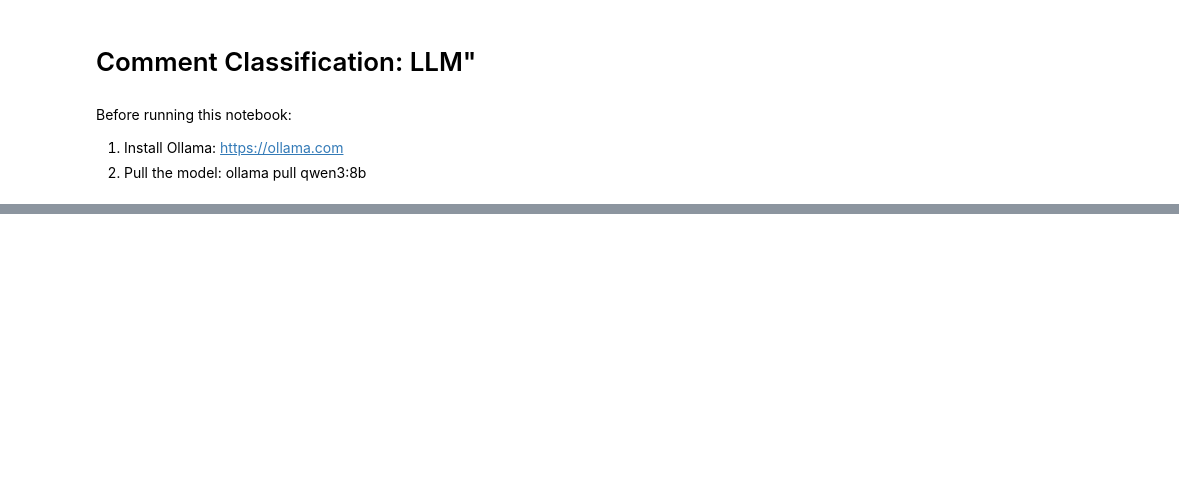
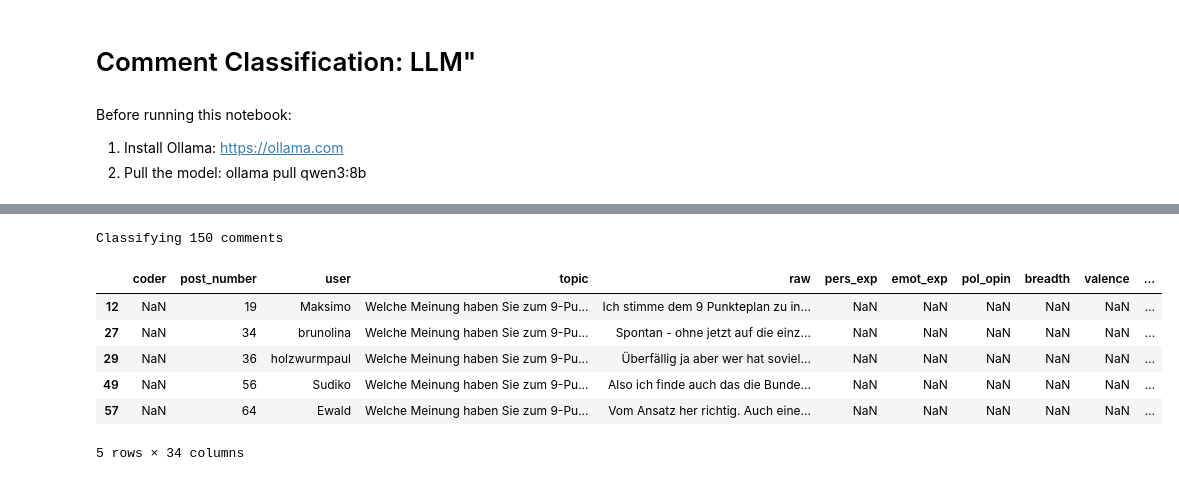
Before and after one commit to xc6pswfyxh/like_dislike, a Jupyter notebook: 04c_llm_classification.ipynb, the cells around one changed output, grey strips where cells are left out. Cells and saved outputs as stored; diff of their text form; code cells hidden in the pictures; blank space fills up the shorter version.

```diff
--- a/04c_llm_classification.ipynb
+++ b/04c_llm_classification.ipynb
@@ -84,16 +22,0 @@ data_comments[["raw", "pers_exp"]].head()
-# %%
-from sklearn.metrics import classification_report, cohen_kappa_score
-
-data_eval = data_eval.head() # rmv
-
-# ground truth column = pers_exp, predicted = label_pers_exp
-y_true = data_eval["pers_exp"]
-y_pred = data_comments["pers_exp"]
-
-# drop rows where either is missing or prediction failed (-1)
-mask = (y_true.notna()) & (y_pred != -1)
-y_true = y_true[mask]
-y_pred = y_pred[mask]
-
-print(classification_report(y_true, y_pred, target_names=["absent (0)", "present (1)"]))
-print(f"Cohen's Kappa: {cohen_kappa_score(y_true, y_pred):.3f}")
@@ -110,0 +23,2 @@ Cohen's Kappa: 0.000
+# %%
+data_eval["breadth"] = data_eval["breadth"].clip(upper=3)
@@ -110,0 +256,60 @@ Cohen's Kappa: 0.000
+# %%
+# post_number resets per topic, so it's not unique on its own - build a composite key instead
+def make_id(topic, post_number):
+    return f"{topic}_{int(post_number)}"
+
+# build ids on the FULL data_comments first, so parent lookups still work even for
+# replies whose parent falls outside whatever subset we classify below
+data_comments["row_id"] = data_comments.apply(lambda r: make_id(r["topic"], r["post_number"]), axis=1)
+data_eval["row_id"] = data_eval.apply(lambda r: make_id(r["topic"], r["post_number"]), axis=1)
+id_col = "row_id"
+
+reply_col = "reply_to_post_number" if "reply_to_post_number" in data_comments.columns else None
+text_by_id = dict(zip(data_comments["row_id"], data_comments["raw"].fillna("")))
+
+def get_parent_text(row):
+    if reply_col and pd.notna(row.get(reply_col)):
+        parent_id = make_id(row["topic"], row[reply_col])
+        return text_by_id.get(parent_id)
+    return None
+
+data_comments_full = data_comments.copy()  # keep the unfiltered version for the full run later
+
+# for now, only classify comments that already have a manual code (validation pass) -
+# comment this line out later to run the full dataset instead
+data_comments = data_comments[data_comments[id_col].isin(data_eval[id_col])].copy()
+print(f"Classifying {len(data_comments)} comments")
+# %% [output]
+Classifying 150 comments
+# %%
+MODELS = ["qwen3:8b", "llama3.1:8b"]
+# %%
+VARS = ["pers_exp", "emot_exp", "pol_opin", "breadth", "valence", "contr"]
+texts = data_comments["raw"].fillna("")
+
+
+# delete:
+#data_comments = data_comments.head().copy()
+
+
+for model_name in MODELS:
+    results = []
+    for i, row in tqdm(data_comments.iterrows(), total=len(data_comments), desc=f"Classifying ({model_name})"):
+        parent_text = get_parent_text(row)
+        codes = classify_comment(texts.loc[i], parent_text=parent_text, model=model_name)
+        results.append(codes)
+
+    results_df = pd.DataFrame(results)
+    model_tag = model_name.replace(":", "_").replace(".", "_")
+    pred_cols = [f"{v}_{model_tag}" for v in VARS]
+    data_comments[pred_cols] = results_df.values
+# %%
+data_comments.head()
+# %% [output]
+|  | coder | post_number | user | topic | raw | pers_exp | emot_exp | pol_opin | breadth | valence | ... |
+| 12 | NaN | 19 | Maksimo | Welche Meinung haben Sie zum 9-Pu... | Ich stimme dem 9 Punkteplan zu in... | NaN | NaN | NaN | NaN | NaN | ... |
+| 27 | NaN | 34 | brunolina | Welche Meinung haben Sie zum 9-Pu... | Spontan - ohne jetzt auf die einz... | NaN | NaN | NaN | NaN | NaN | ... |
+| 29 | NaN | 36 | holzwurmpaul | Welche Meinung haben Sie zum 9-Pu... | Überfällig ja aber wer hat soviel... | NaN | NaN | NaN | NaN | NaN | ... |
+| 49 | NaN | 56 | Sudiko | Welche Meinung haben Sie zum 9-Pu... | Also ich finde auch das die Bunde... | NaN | NaN | NaN | NaN | NaN | ... |
+| 57 | NaN | 64 | Ewald | Welche Meinung haben Sie zum 9-Pu... | Vom Ansatz her richtig. Auch eine... | NaN | NaN | NaN | NaN | NaN | ... |
+5 rows × 34 columns
```
Also changed, not shown: parts of 15 cells of this notebook, 3 other files.
